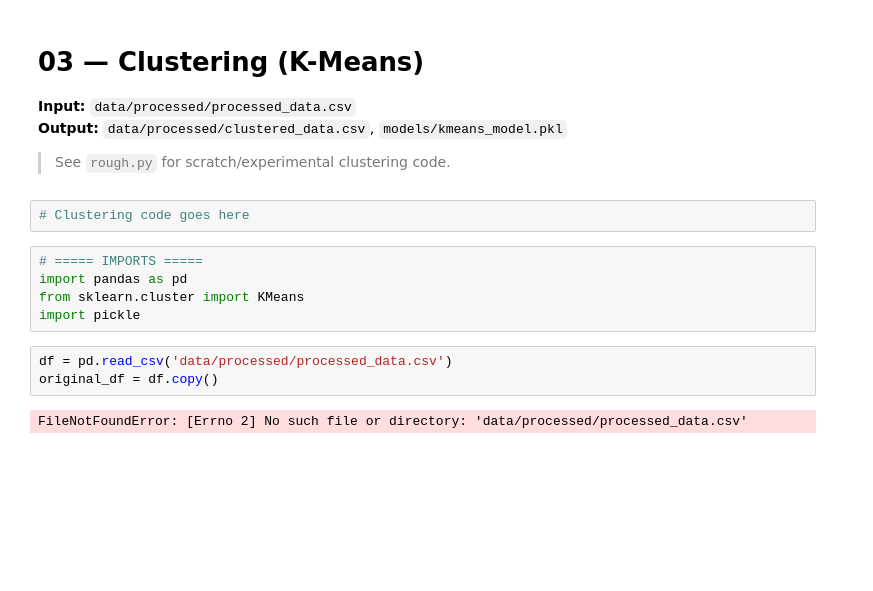
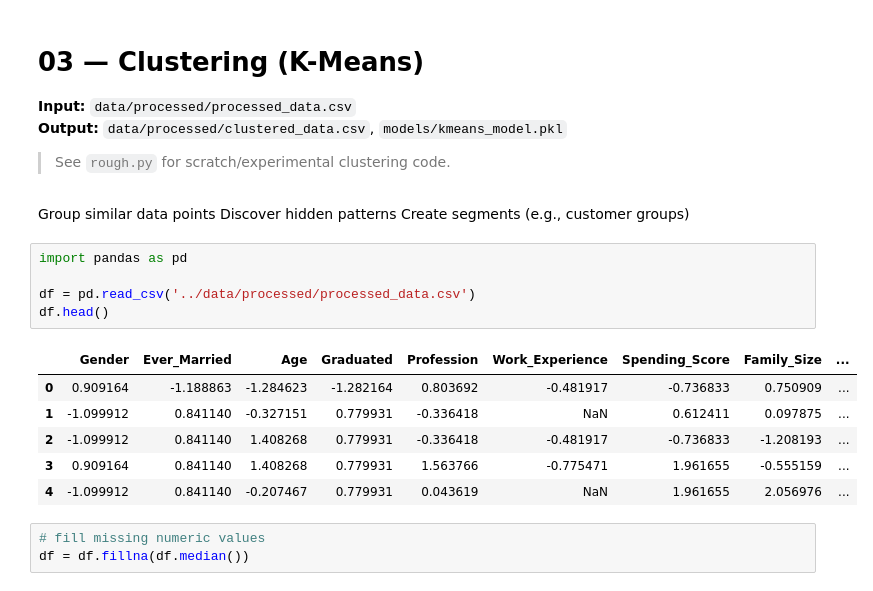
Before and after one commit to aashisrjl/customer-segmentation-purchace-Behaviour-Classification, a Jupyter notebook: notebooks/03_clustering.ipynb, the cells around one changed output. Drawn from its saved outputs; the diff is of its cells as text; blank space fills up the shorter version.

```diff
--- a/notebooks/03_clustering.ipynb
+++ b/notebooks/03_clustering.ipynb
@@ -5,15 +5,22 @@
 **Output:** `data/processed/clustered_data.csv`, `models/kmeans_model.pkl`
 
 > See `rough.py` for scratch/experimental clustering code.
-# %%
-# Clustering code goes here
-# %%
-# ===== IMPORTS =====
-import pandas as pd
-from sklearn.cluster import KMeans
-import pickle
+# %% [markdown]
+Group similar data points
+ Discover hidden patterns
+ Create segments (e.g., customer groups)
 # %%
-df = pd.read_csv('data/processed/processed_data.csv')
-original_df = df.copy()
+import pandas as pd
+
+df = pd.read_csv('../data/processed/processed_data.csv')
+df.head()
 # %% [output]
-FileNotFoundError: [Errno 2] No such file or directory: 'data/processed/processed_data.csv'
+|  | Gender | Ever_Married | Age | Graduated | Profession | Work_Experience | Spending_Score | Family_Size | ... |
+| 0 | 0.909164 | -1.188863 | -1.284623 | -1.282164 | 0.803692 | -0.481917 | -0.736833 | 0.750909 | ... |
+| 1 | -1.099912 | 0.841140 | -0.327151 | 0.779931 | -0.336418 | NaN | 0.612411 | 0.097875 | ... |
+| 2 | -1.099912 | 0.841140 | 1.408268 | 0.779931 | -0.336418 | -0.481917 | -0.736833 | -1.208193 | ... |
+| 3 | 0.909164 | 0.841140 | 1.408268 | 0.779931 | 1.563766 | -0.775471 | 1.961655 | -0.555159 | ... |
+| 4 | -1.099912 | 0.841140 | -0.207467 | 0.779931 | 0.043619 | NaN | 1.961655 | 2.056976 | ... |
+# %%
+# fill missing numeric values
+df = df.fillna(df.median())
```
Also changed, not shown: parts of 6 cells of this notebook, 7 other files.
